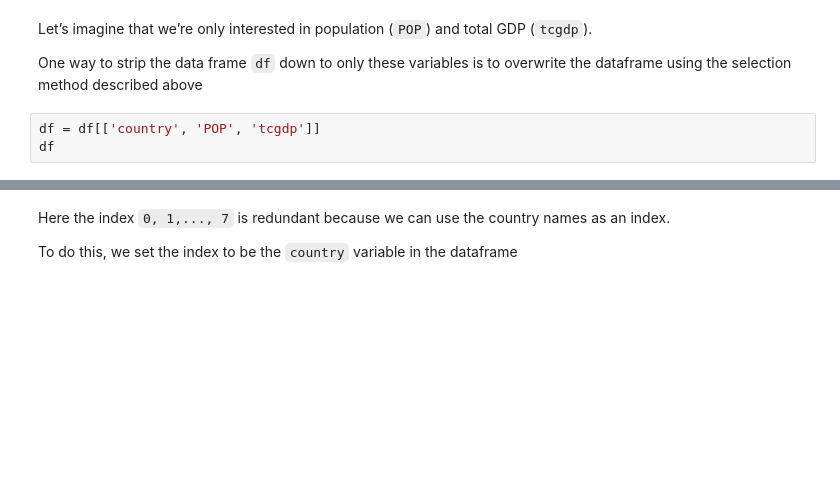
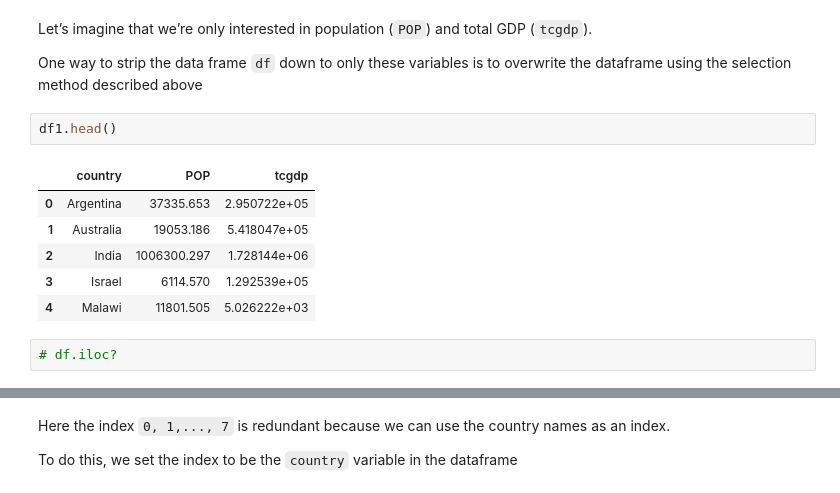
Before and after one commit to ghodsizadeh/teias_summer_python, a Jupyter notebook: Python/14-pandas.ipynb, the cells around one changed output, grey strips where cells are left out. Saved outputs shown, nothing was run; the diff lists cells and outputs as text; blank space fills up the shorter version.

```diff
--- a/Python/14-pandas.ipynb
+++ b/Python/14-pandas.ipynb
@@ -167,6 +306,14 @@ df.loc[df.index[2:5], ['country', 'tcgdp']]
 Let’s imagine that we’re only interested in population (`POP`) and total GDP (`tcgdp`).
 
 One way to strip the data frame `df` down to only these variables is to overwrite the dataframe using the selection method described above
-# %%
-df = df[['country', 'POP', 'tcgdp']]
-df
+# %%
+df1.head()
+# %% [output]
+|  | country | POP | tcgdp |
+| 0 | Argentina | 37335.653 | 2.950722e+05 |
+| 1 | Australia | 19053.186 | 5.418047e+05 |
+| 2 | India | 1006300.297 | 1.728144e+06 |
+| 3 | Israel | 6114.570 | 1.292539e+05 |
+| 4 | Malawi | 11801.505 | 5.026222e+03 |
+# %%
+# df.iloc?
```
Also changed, not shown: parts of 33 cells of this notebook, 1 other file.
